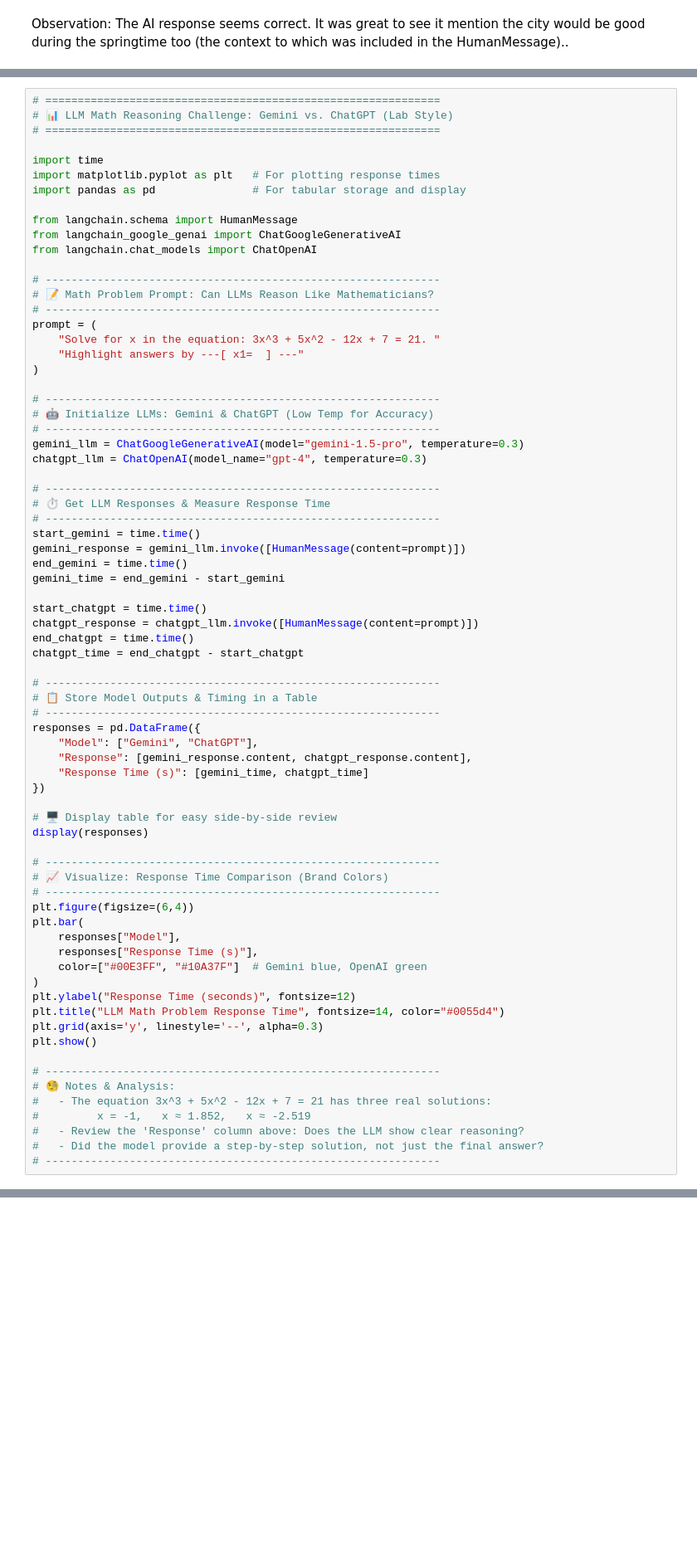
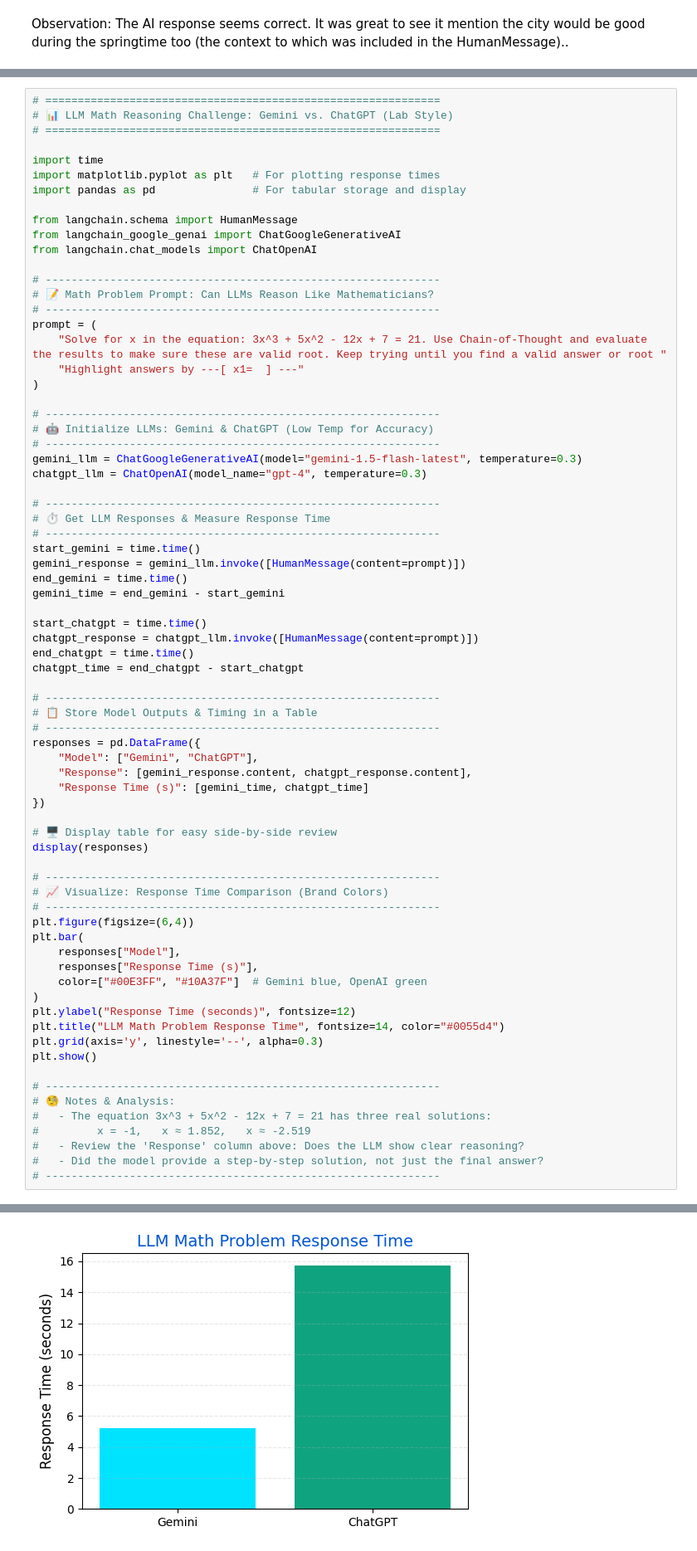
Before and after one commit to sayaleepande/GenAI, a Jupyter notebook: M5_Lab1_LangChain_LLMs.ipynb, the cells around one changed output, grey strips where cells are left out. Shown at 83% size. Cells and saved outputs as stored; diff of their text form; blank space fills up the shorter version.

```diff
--- a/M5_Lab1_LangChain_LLMs.ipynb
+++ b/M5_Lab1_LangChain_LLMs.ipynb
@@ -285,14 +285,14 @@ from langchain.chat_models import ChatOpenAI
 # 📝 Math Problem Prompt: Can LLMs Reason Like Mathematicians?
 # -------------------------------------------------------------
 prompt = (
-    "Solve for x in the equation: 3x^3 + 5x^2 - 12x + 7 = 21. "
+    "Solve for x in the equation: 3x^3 + 5x^2 - 12x + 7 = 21. Use Chain-of-Thought and evaluate the results to make sure these are valid root. Keep trying until you find a valid answer or root "
     "Highlight answers by ---[ x1=  ] ---"
 )
 
 # -------------------------------------------------------------
 # 🤖 Initialize LLMs: Gemini & ChatGPT (Low Temp for Accuracy)
 # -------------------------------------------------------------
-gemini_llm = ChatGoogleGenerativeAI(model="gemini-1.5-pro", temperature=0.3)
+gemini_llm = ChatGoogleGenerativeAI(model="gemini-1.5-flash-latest", temperature=0.3)
 chatgpt_llm = ChatOpenAI(model_name="gpt-4", temperature=0.3)
 
 # -------------------------------------------------------------
@@ -341,3 +341,4 @@ plt.show()
 #   - Review the 'Response' column above: Does the LLM show clear reasoning?
 #   - Did the model provide a step-by-step solution, not just the final answer?
 # -------------------------------------------------------------
+# %% [output]
@@ -344,3 +348,4 @@ plt.show()
+[figure, added]
 # %%
 # ============================================================
 # 🧑‍💻 Hands-On: Exploring LLM Prompt Engineering & Model Choice
```
Also changed, not shown: parts of 8 cells of this notebook.
